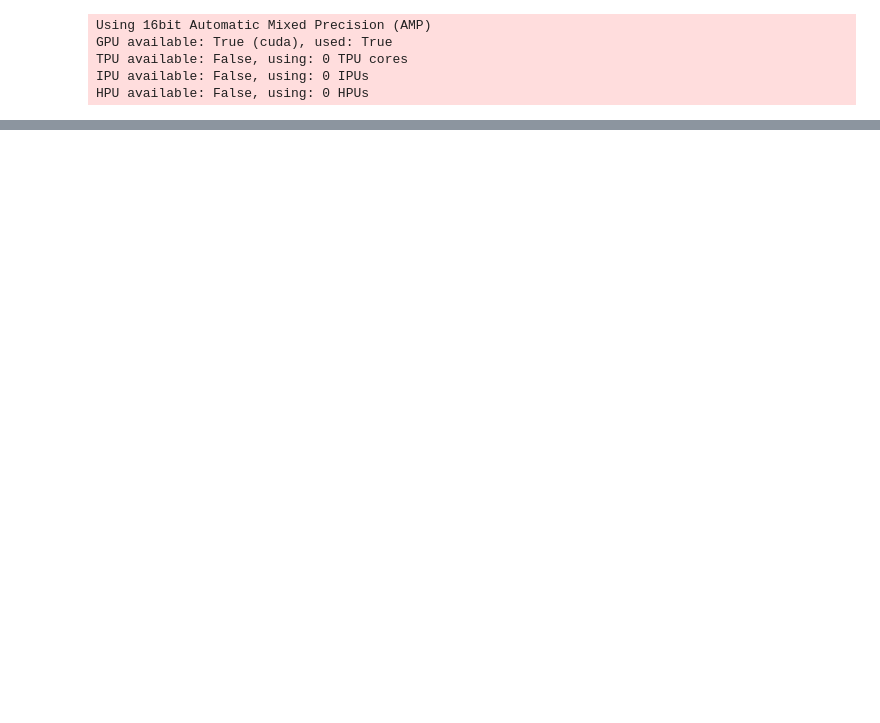
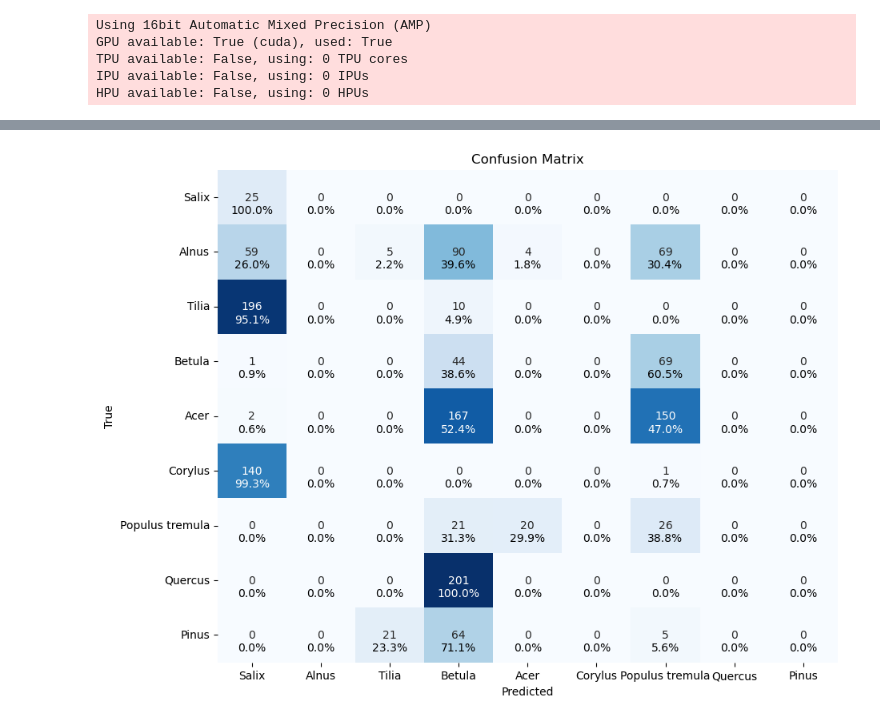
Before and after one commit to Digiratory/Pollen-Analyzer, a Jupyter notebook: Classification/Classification-circleLoss.ipynb, the cells around one changed output, grey strips where cells are left out. Saved outputs shown, nothing was run; the diff lists cells and outputs as text; code cells hidden in the pictures; blank space fills up the shorter version.

```diff
--- a/Classification/Classification-circleLoss.ipynb
+++ b/Classification/Classification-circleLoss.ipynb
@@ -446,6 +463,6 @@ model.plot_losses()
 # %%
-checkpoint_path = "/home/jovyan/git/Pollen-Analyzer/Classification/history/checkpoint-epoch=44-val_loss=0.0001.ckpt"
-model = PollenEmbedingsModule.load_from_checkpoint(checkpoint_path)
+checkpoint_path = "/home/jovyan/git/Pollen-Analyzer/Classification/history/checkpoint-epoch=24-val_loss=0.0000.ckpt"
+model = PollenEmbeddingsModule.load_from_checkpoint(checkpoint_path)
 # %%
 model.eval()
 model = model.cuda()
@@ -489,13 +481,0 @@ def plot_matrix(embeddings_list: list, labels_list: list, subtitle: str=None, ax
-# %%
-loaders_list = [test_loader, val_loader, training_loader]
-all_embeddings = []
-all_labels = []
-with torch.no_grad():
-    for loader in loaders_list:
-        for batch in tqdm(loader):
-            imgs, _, labels = batch
-            imgs = imgs.cuda()
-            embeddings = model(imgs)
-            all_embeddings.append(embeddings.cpu())
-            all_labels.extend(labels)
-all_embeddings = torch.cat(all_embeddings, dim=0).cpu().numpy()
@@ -506,14 +577,22 @@ plot_matrix(all_embeddings, all_labels)
 # %%
-loaders_list = [test_loader]
-all_embeddings = []
-all_labels = []
-with torch.no_grad():
-    for loader in loaders_list:
-        for batch in tqdm(loader):
-            imgs, _, labels = batch
-            imgs = imgs.cuda()
-            embeddings = model(imgs)
-            all_embeddings.append(embeddings.cpu())
-            all_labels.extend(labels)
-all_embeddings = torch.cat(all_embeddings, dim=0).cpu().numpy()
+cm = confusion_matrix(label_data, pred_label_data)
+cm_percent = cm.astype('float') / cm.sum(axis=1)[:, np.newaxis] * 100
+
+plt.figure(figsize=(10, 8))
+sns.heatmap(cm, annot=True, fmt='', cmap='Blues',
+            xticklabels=class_names, yticklabels=class_names,
+            annot_kws={"size": 10}, cbar=False)
+
+for i in range(cm.shape[0]):
+    for j in range(cm.shape[1]):
+        plt.text(j+0.5, i+0.5, f'\n\n{cm_percent[i, j]:.1f}%',
+                 ha="center", va="center",
+                 color="white" if cm[i, j] > cm.max()/2 else "black")
+
+plt.xlabel('Predicted')
+plt.ylabel('True')
+plt.title('Confusion Matrix')
+plt.show()
+# %% [output]
+[figure, added]
 # %%
```
Also changed, not shown: parts of 22 cells of this notebook, 1 other file.
